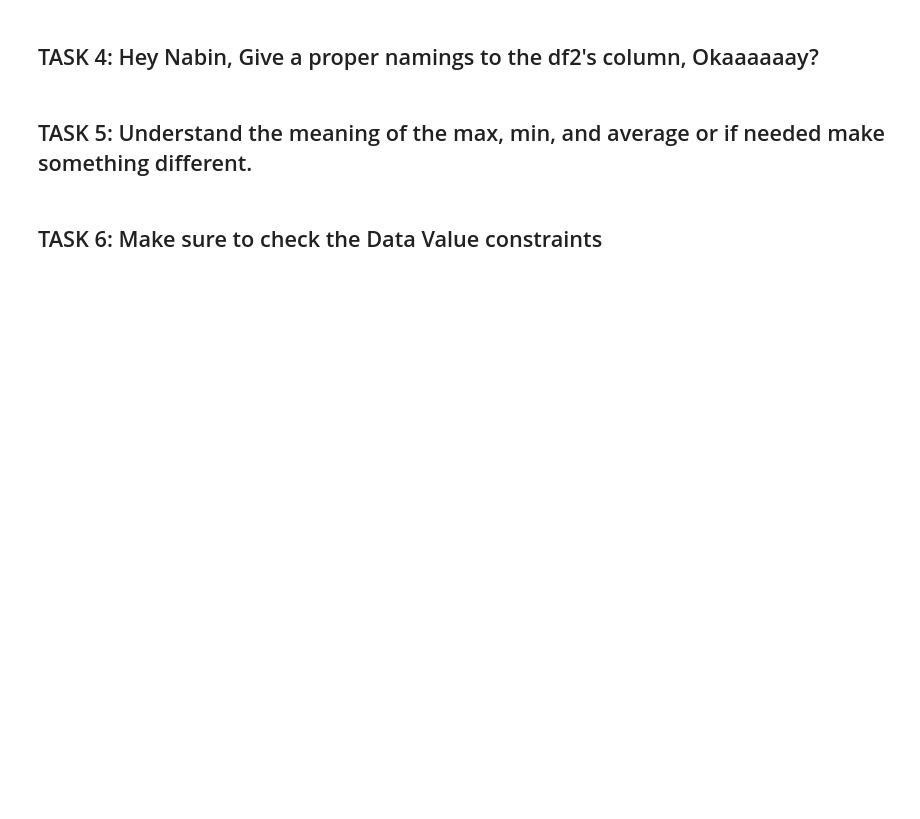
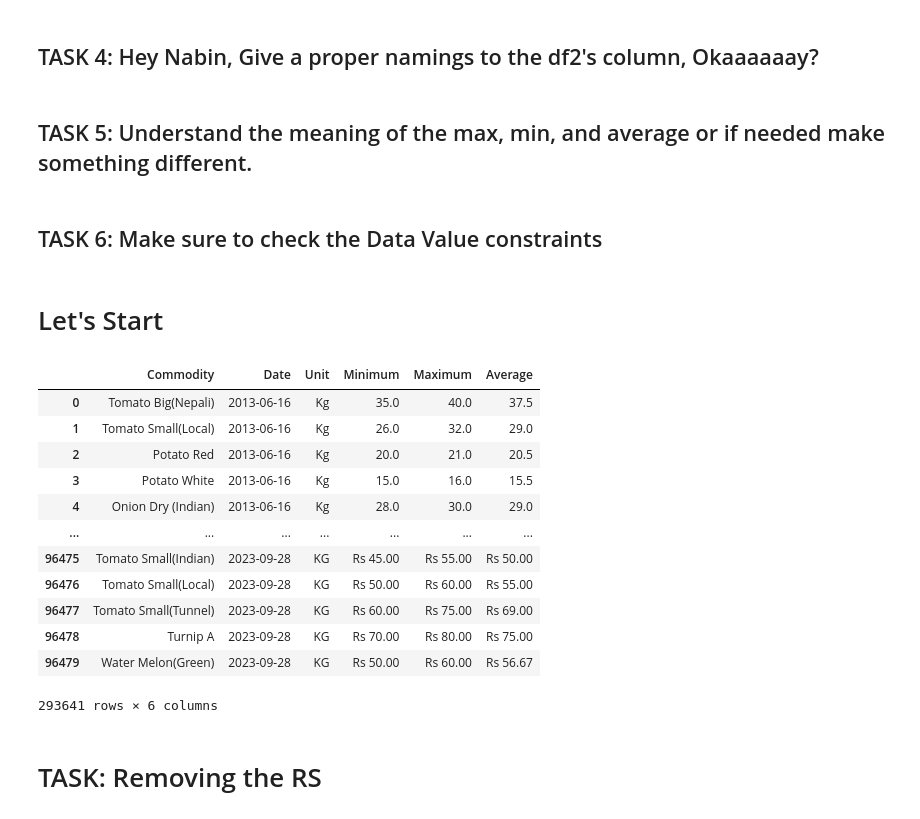
Before and after one commit to nabin2004/fruitsAndVegetablesDashboard, a Jupyter notebook: kalimati.ipynb, the cells around one changed output. Drawn from its saved outputs; the diff is of its cells as text; code cells hidden in the pictures; blank space fills up the shorter version.

Commit message:
Did some more data cleaning

```diff
--- a/kalimati.ipynb
+++ b/kalimati.ipynb
@@ -7,4 +7,4 @@ import matplotlib.pyplot as plt
 import seaborn as sns
 # %%
 df1 = pd.read_csv("data/2013(June)-2021(May).csv")
-df2 = pd.read_csv("data/may-2021-to-september-2023.csv")
+df2 = pd.read_csv("data/may-2021-to-september-2023.csv", header=None)
@@ -29,5 +30,9 @@ df2.head()
+# %%
+df2.columns = df1.columns
 # %% [markdown]
 ## TASK 1: Combine two dataframes top and bottom
+# %%
+df3 = pd.concat([df1,df2])
 # %%
 df1.info()
 # %% [output]
@@ -106,3 +112,23 @@ df1['Unit'].value_counts()
 ## TASK 5: Understand the meaning of the max, min, and average or if needed make something different.
 # %% [markdown]
 ## TASK 6: Make sure to check the Data Value constraints
+# %% [markdown]
+# Let's Start
+# %%
+df3
+# %% [output]
+|  | Commodity | Date | Unit | Minimum | Maximum | Average |
+| 0 | Tomato Big(Nepali) | 2013-06-16 | Kg | 35.0 | 40.0 | 37.5 |
+| 1 | Tomato Small(Local) | 2013-06-16 | Kg | 26.0 | 32.0 | 29.0 |
+| 2 | Potato Red | 2013-06-16 | Kg | 20.0 | 21.0 | 20.5 |
+| 3 | Potato White | 2013-06-16 | Kg | 15.0 | 16.0 | 15.5 |
+| 4 | Onion Dry (Indian) | 2013-06-16 | Kg | 28.0 | 30.0 | 29.0 |
+| ... | ... | ... | ... | ... | ... | ... |
+| 96475 | Tomato Small(Indian) | 2023-09-28 | KG | Rs 45.00 | Rs 55.00 | Rs 50.00 |
+| 96476 | Tomato Small(Local) | 2023-09-28 | KG | Rs 50.00 | Rs 60.00 | Rs 55.00 |
+| 96477 | Tomato Small(Tunnel) | 2023-09-28 | KG | Rs 60.00 | Rs 75.00 | Rs 69.00 |
+| 96478 | Turnip A | 2023-09-28 | KG | Rs 70.00 | Rs 80.00 | Rs 75.00 |
+| 96479 | Water Melon(Green) | 2023-09-28 | KG | Rs 50.00 | Rs 60.00 | Rs 56.67 |
+293641 rows × 6 columns
+# %% [markdown]
+# TASK: Removing the RS
```
Also changed, not shown: parts of 32 cells of this notebook.
